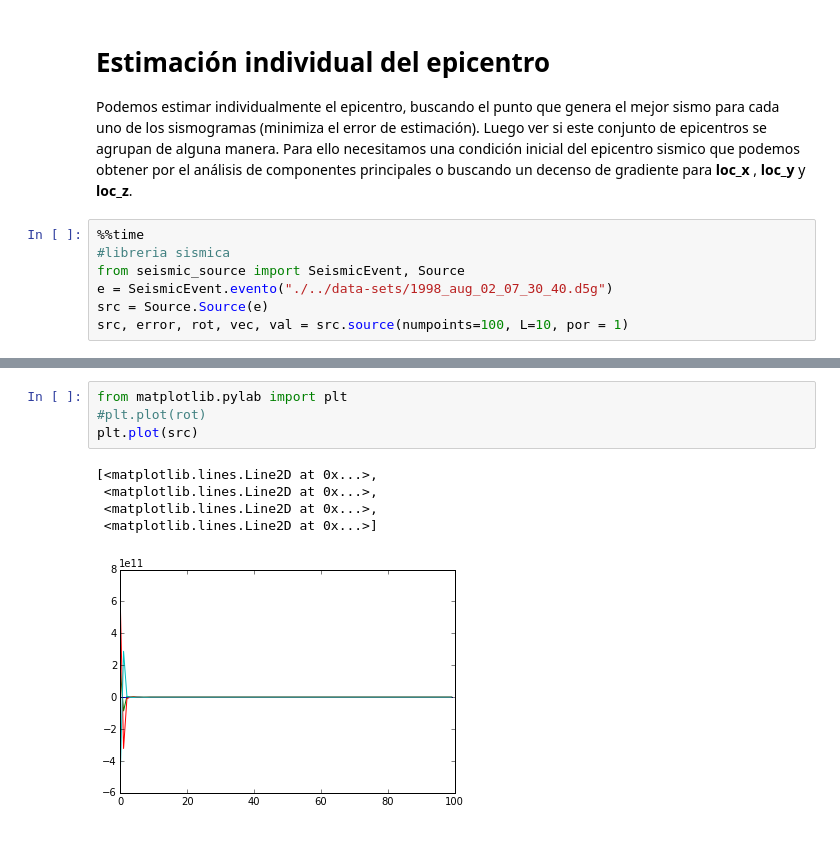
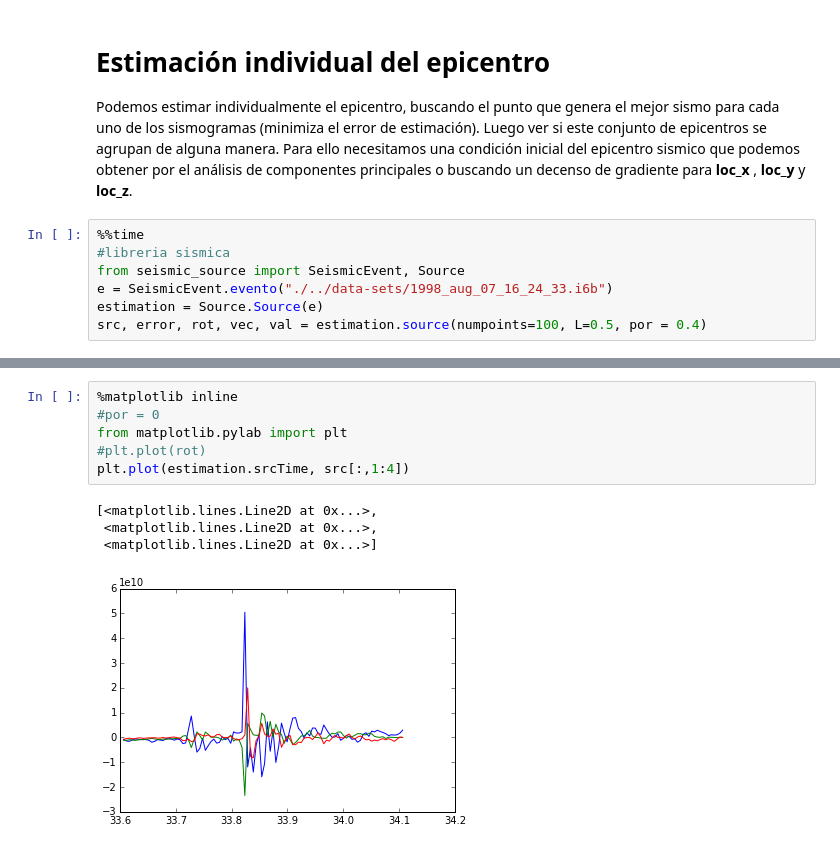
Before and after one commit to ljofre/memoria-de-titulo-icci, a Jupyter notebook: notebooks/Presentación .ipynb, the cells around one changed output, grey strips where cells are left out. Cells and saved outputs as stored; diff of their text form.

```diff
--- a/IPython/Presentación .ipynb
+++ b/notebooks/Presentación .ipynb
@@ -199,8 +197,8 @@ Podemos estimar individualmente el epicentro, buscando el punto que genera el me
 %%time
 #libreria sismica
 from seismic_source import SeismicEvent, Source
-e = SeismicEvent.evento("./../data-sets/1998_aug_02_07_30_40.d5g")
-src = Source.Source(e)
-src, error, rot, vec, val = src.source(numpoints=100, L=10, por = 1)
+e = SeismicEvent.evento("./../data-sets/1998_aug_07_16_24_33.i6b")
+estimation = Source.Source(e)
+src, error, rot, vec, val = estimation.source(numpoints=100, L=0.5, por = 0.4)
 # %% [output]
 importado!
@@ -209,10 +207,11 @@ Wall time: 26.1 s
 # %%
+%matplotlib inline
+#por = 0
 from matplotlib.pylab import plt
 #plt.plot(rot)
-plt.plot(src)
+plt.plot(estimation.srcTime, src[:,1:4])
 # %% [output]
 [<matplotlib.lines.Line2D at 0x...>,
  <matplotlib.lines.Line2D at 0x...>,
- <matplotlib.lines.Line2D at 0x...>,
  <matplotlib.lines.Line2D at 0x...>]
-[figure, old version]
+[figure, new version]
```
Also changed, not shown: parts of 4 cells of this notebook, 2 other files.
